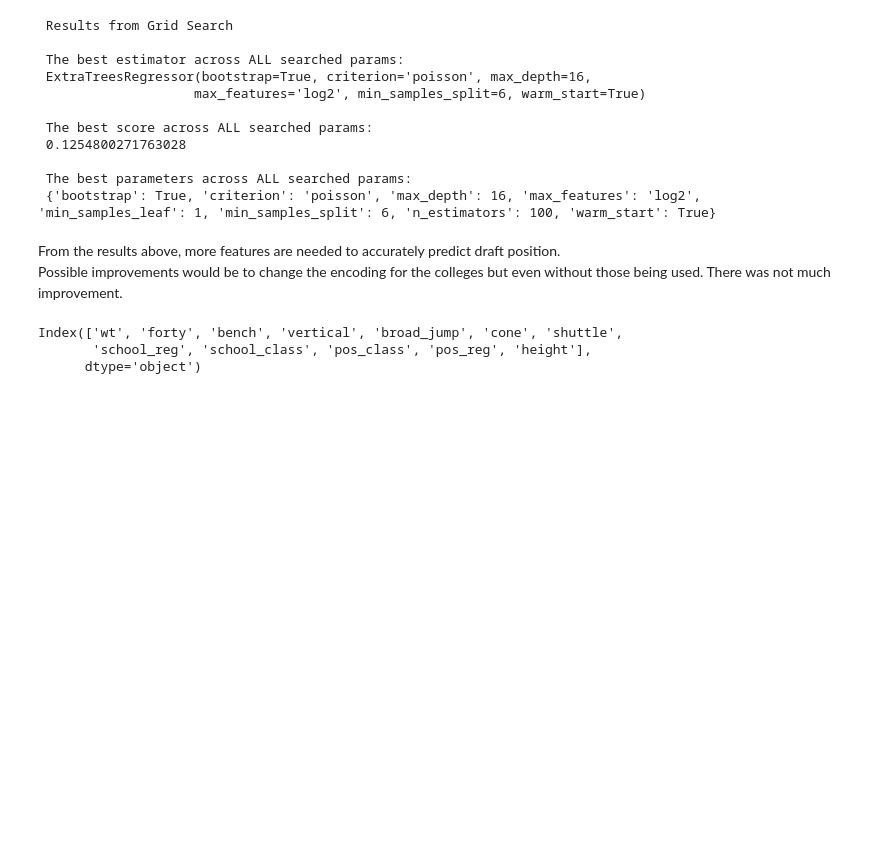
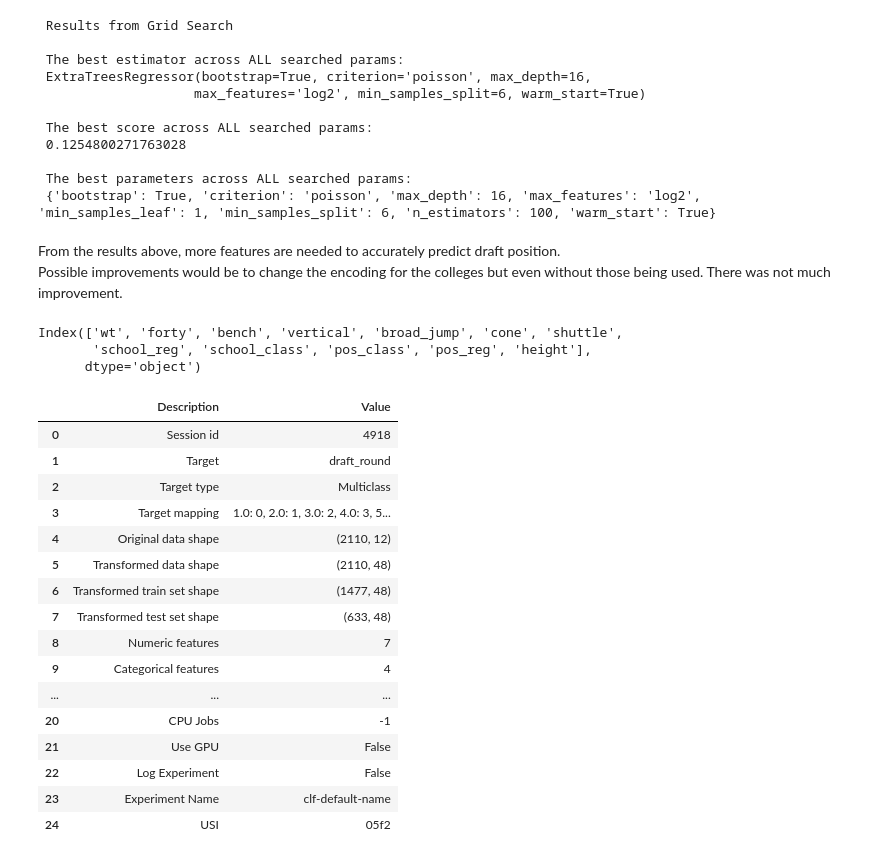
Before and after one commit to jlh28145/NFL-Draft-Combine, a Jupyter notebook: NFL Draft Combine Analysis.ipynb, the cells around one changed output. Cells and saved outputs as stored; diff of their text form; code cells hidden in the pictures; blank space fills up the shorter version.

```diff
--- a/NFL Draft Combine Analysis.ipynb
+++ b/NFL Draft Combine Analysis.ipynb
@@ -800,3 +787,37 @@ X.columns
 Index(['wt', 'forty', 'bench', 'vertical', 'broad_jump', 'cone', 'shuttle',
        'school_reg', 'school_class', 'pos_class', 'pos_reg', 'height'],
       dtype='object')
+# %%
+import pandas as pd
+import nfl_data_py as nfl
+
+
+years = range(2014,2024)
+data = pd.read_pickle('draft_combine_2014_2023_NoNan.pkl')
+# %%
+data.drop(['draft_ovr'],axis=1,inplace=True)
+# %%
+from pycaret.classification import *
+
+#Loading the data, defining the target varaible and performing normalizing
+#the data using z-score
+clf = setup(data = data, target = 'draft_round',normalize=True,
+             normalize_method='zscore')
+# %% [output]
+|  | Description | Value |
+| 0 | Session id | 4918 |
+| 1 | Target | draft_round |
+| 2 | Target type | Multiclass |
+| 3 | Target mapping | 1.0: 0, 2.0: 1, 3.0: 2, 4.0: 3, 5... |
+| 4 | Original data shape | (2110, 12) |
+| 5 | Transformed data shape | (2110, 48) |
+| 6 | Transformed train set shape | (1477, 48) |
+| 7 | Transformed test set shape | (633, 48) |
+| 8 | Numeric features | 7 |
+| 9 | Categorical features | 4 |
+| ... | ... | ... |
+| 20 | CPU Jobs | -1 |
+| 21 | Use GPU | False |
+| 22 | Log Experiment | False |
+| 23 | Experiment Name | clf-default-name |
+| 24 | USI | 05f2 |
```
Also changed, not shown: parts of 18 cells of this notebook, 1 other file.
